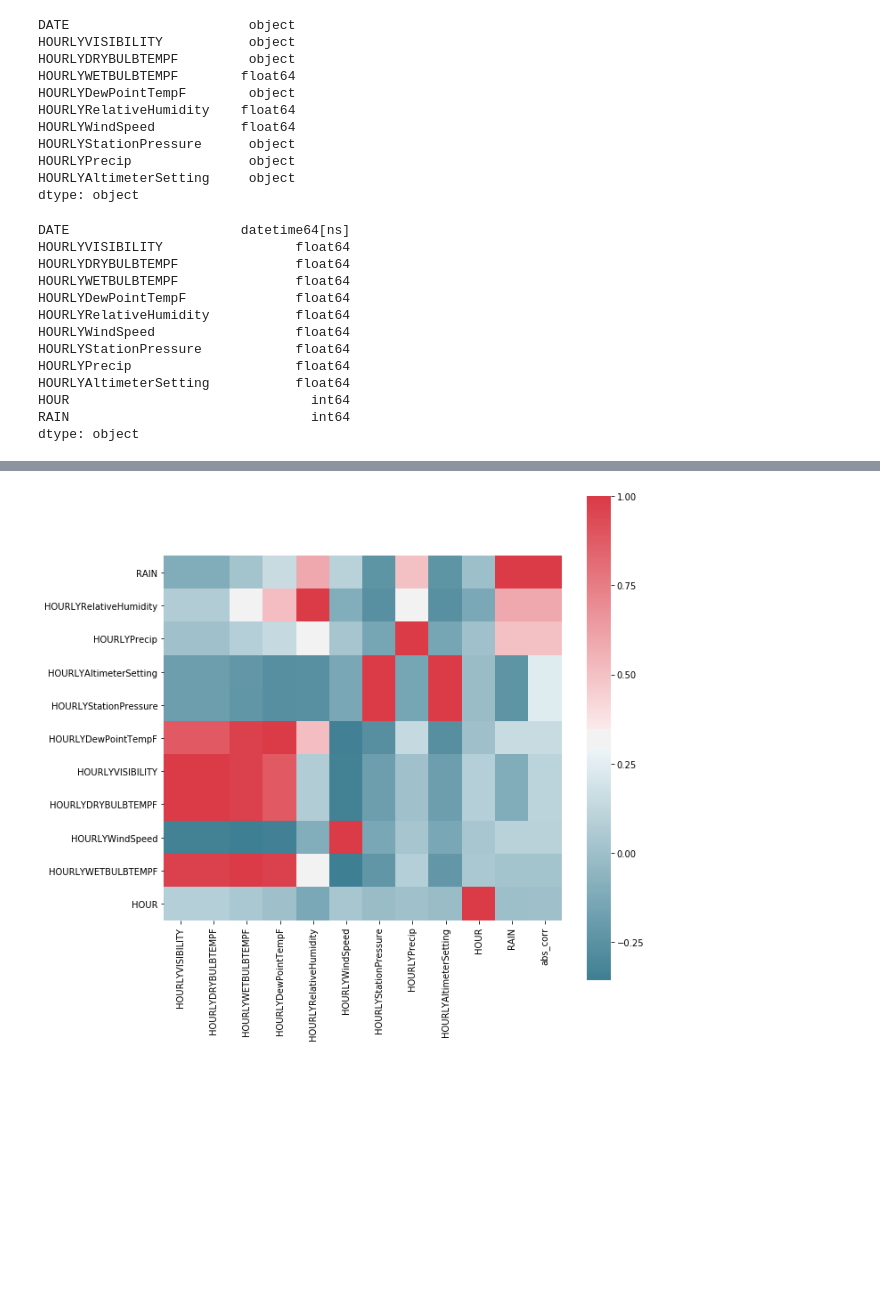
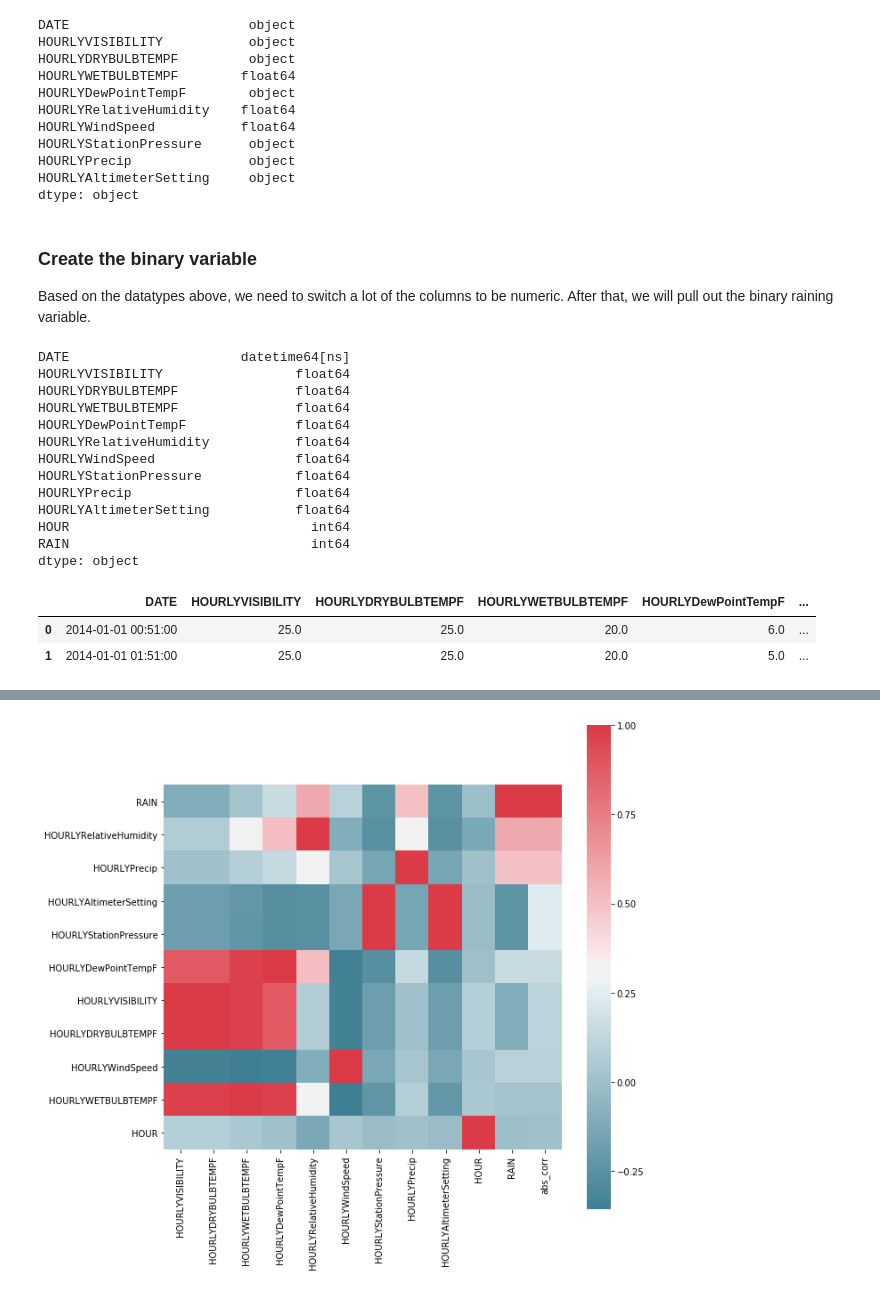
Before and after one commit to tcbriggs981/Thinkful-Unit-03, a Jupyter notebook: 030206 Random Forest Challenge.ipynb, the cells around one changed output, grey strips where cells are left out. Saved outputs shown, nothing was run; the diff lists cells and outputs as text; code cells hidden in the pictures; blank space fills up the shorter version.

```diff
--- a/030206 Random Forest Challenge.ipynb
+++ b/030206 Random Forest Challenge.ipynb
@@ -52,39 +56,48 @@ HOURLYStationPressure      object
 HOURLYPrecip               object
 HOURLYAltimeterSetting     object
 dtype: object
+# %% [markdown]
+### Create the binary variable
+
+Based on the datatypes above, we need to switch a lot of the columns to be numeric. After that, we will pull out the binary raining variable.
 # %%
 # change date to date
 hourly.loc[:,'DATE'] = pd.to_datetime(hourly['DATE'])
 
 # extract the hour
 hourly.loc[:,'HOUR'] = pd.DatetimeIndex(hourly['DATE']).hour
 
 # convert everything to numeric
 hourly.loc[:,'HOURLYVISIBILITY'] = pd.to_numeric(hourly['HOURLYDRYBULBTEMPF'], errors='coerce')
 hourly.loc[:,'HOURLYDRYBULBTEMPF'] = pd.to_numeric(hourly['HOURLYDRYBULBTEMPF'], errors='coerce')
 hourly.loc[:,'HOURLYDewPointTempF'] = pd.to_numeric(hourly['HOURLYDewPointTempF'], errors='coerce')
 hourly.loc[:,'HOURLYStationPressure'] = pd.to_numeric(hourly['HOURLYStationPressure'], errors='coerce')
 hourly.loc[:,'HOURLYPrecip'] = pd.to_numeric(hourly['HOURLYPrecip'], errors='coerce')
 hourly.loc[:,'HOURLYAltimeterSetting'] = pd.to_numeric(hourly['HOURLYAltimeterSetting'], errors='coerce')
 
 # Create a categorical variable of if it is raining or not
 hourly.loc[:,'RAIN'] = np.where(hourly.loc[:,'HOURLYPrecip']>0, 1, 0)
 
-hourly.dtypes
+print(hourly.dtypes)
+
+hourly.head(2)
 # %% [output]
 DATE                      datetime64[ns]
 HOURLYVISIBILITY                 float64
 HOURLYDRYBULBTEMPF               float64
 HOURLYWETBULBTEMPF               float64
 HOURLYDewPointTempF              float64
 HOURLYRelativeHumidity           float64
 HOURLYWindSpeed                  float64
 HOURLYStationPressure            float64
 HOURLYPrecip                     float64
 HOURLYAltimeterSetting           float64
 HOUR                               int64
 RAIN                               int64
 dtype: object
+|  | DATE | HOURLYVISIBILITY | HOURLYDRYBULBTEMPF | HOURLYWETBULBTEMPF | HOURLYDewPointTempF | ... |
+| 0 | 2014-01-01 00:51:00 | 25.0 | 25.0 | 20.0 | 6.0 | ... |
+| 1 | 2014-01-01 01:51:00 | 25.0 | 25.0 | 20.0 | 5.0 | ... |
 # %%
 hourly.describe().dropna()
 # %% [output]
```
Also changed, not shown: parts of 13 cells of this notebook.
